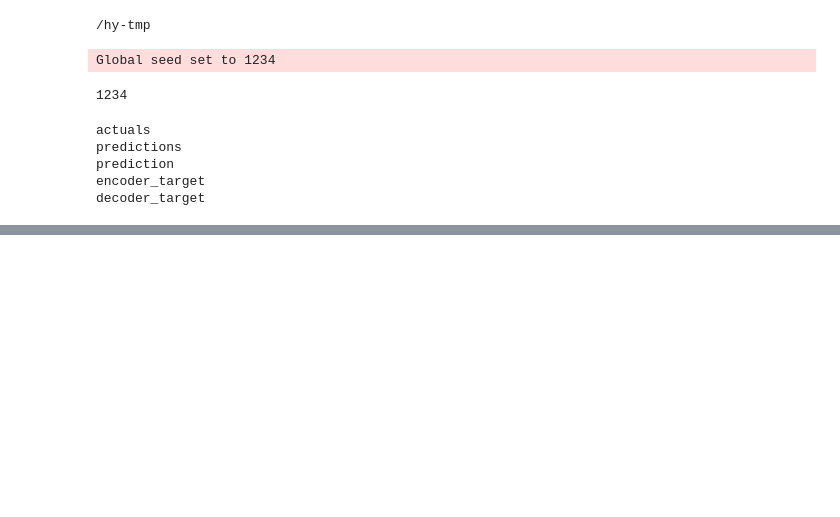
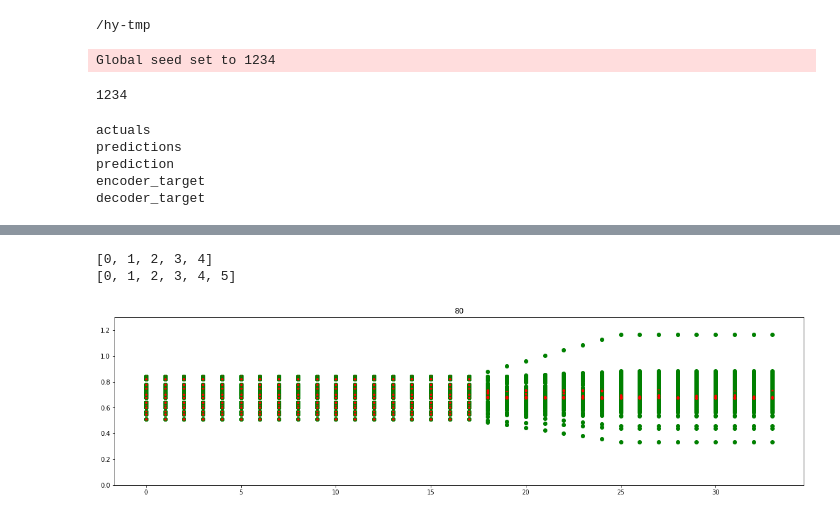
Before and after one commit to koyacolab/yieldos, a Jupyter notebook: A0PredVisual.ipynb, the cells around one changed output, grey strips where cells are left out. Cells and saved outputs as stored; diff of their text form; code cells hidden in the pictures; blank space fills up the shorter version.

```diff
--- a/A0PredVisual.ipynb
+++ b/A0PredVisual.ipynb
@@ -98,9 +98,9 @@ Global seed set to 1234
 # %%
 # data = np.load('A0mod_A0cr[rice]-yr[2005_2010_2017]-en[A0_RMSE_cyclic]-bs[128]-lr[0.01]_predict.npz')
 # data = np.load('A0mod_A0cr[rice]-yr[2005_2010_2017]-en[A0_RMSE_cyclic]-bs[128]-lr[0.01]_test.npz')
-data = np.load('A0Bmod_A0Bcr[rice]-yr[2005_2010_2017]-en[A0B]-bs[128]-lr[0.01]_predict.npz')
-data = np.load('A0Bmod_A0Bcr[rice]-yr[2005_2010_2017]-en[A0B]-bs[128]-lr[0.01]_test.npz')
-checkpoint = np.load('A0Bcr[rice]-yr[2005_2010_2017]-en[A0B]-bs[128]-lr[0.01].ckpt')
+data = np.load('A0Bmod_A0Bcr[rice]-yr[2005_2010_2017]-en[A0B]-bs[128]-lr[0.01]_predict_.npz')
+data = np.load('A0Bmod_A0Bcr[rice]-yr[2005_2010_2017]-en[A0B]-bs[128]-lr[0.01]_test_.npz')
+checkpoint = np.load('A0Bcr[rice]-yr[2005_2010_2017]-en[A0B]-bs[128]-lr[0.01]_.ckpt')
 
 for ks in data.keys():
     print(ks)
@@ -293,34 +219,38 @@ for sample in samples:
     # print(Y.shape)
     # fn
 
     # Y = np.asarray(data['decoder_target'][sample][...])
     # Y_ = np.asarray(data['prediction'][sample,...,0])
 
     Y = np.concatenate( (Y, np.asarray(data['decoder_target'][sample][...])) )
-    # Y_ = np.concatenate((Y_, np.asarray(data['prediction'][sample,...,0])) )
+    Y_ = np.concatenate((Y_, np.asarray(data['prediction'][sample,...,0])) )
 
     # print(county, Y)
     # print(Y_)
     X = [X for X in range(len(Y))]
     ax.plot(np.asarray(X), np.asarray(Y), 'o', color='green')
-    # ax.plot(np.asarray(X), np.asarray(Y_), '.', color='red')
+    ax.plot(np.asarray(X), np.asarray(Y_), '.', color='red')
     ax.set(title=sample)
 plt.ylim([0, 1.3])
 plt.show()
 
 # for ifile in files:
 #     # data = np.load(ifile)
 
 #     fig, ax = plt.subplots(nrows=1, ncols=1, figsize=(20,5))
 #     for county in counties:
 #         Y = np.asarray(data['decoder_target'][county][0])
 #         Y_ = np.asarray(data['prediction'][county,0,0])
 #         # print(county, Y)
 #         # print(Y_)
 #         ax.plot(np.asarray(county), np.asarray(Y), 'o', color='green')
 #         ax.plot(np.asarray(county), np.asarray(Y_), '.', color='red')
 #         ax.set(title=ifile)
 #     plt.ylim([0, 1.3])
 #     plt.show()
+# %% [output]
+[0, 1, 2, 3, 4]
+[0, 1, 2, 3, 4, 5]
+[figure, added]
 # %%
 fn
```
Also changed, not shown: parts of 4 cells of this notebook, 1 other file.
